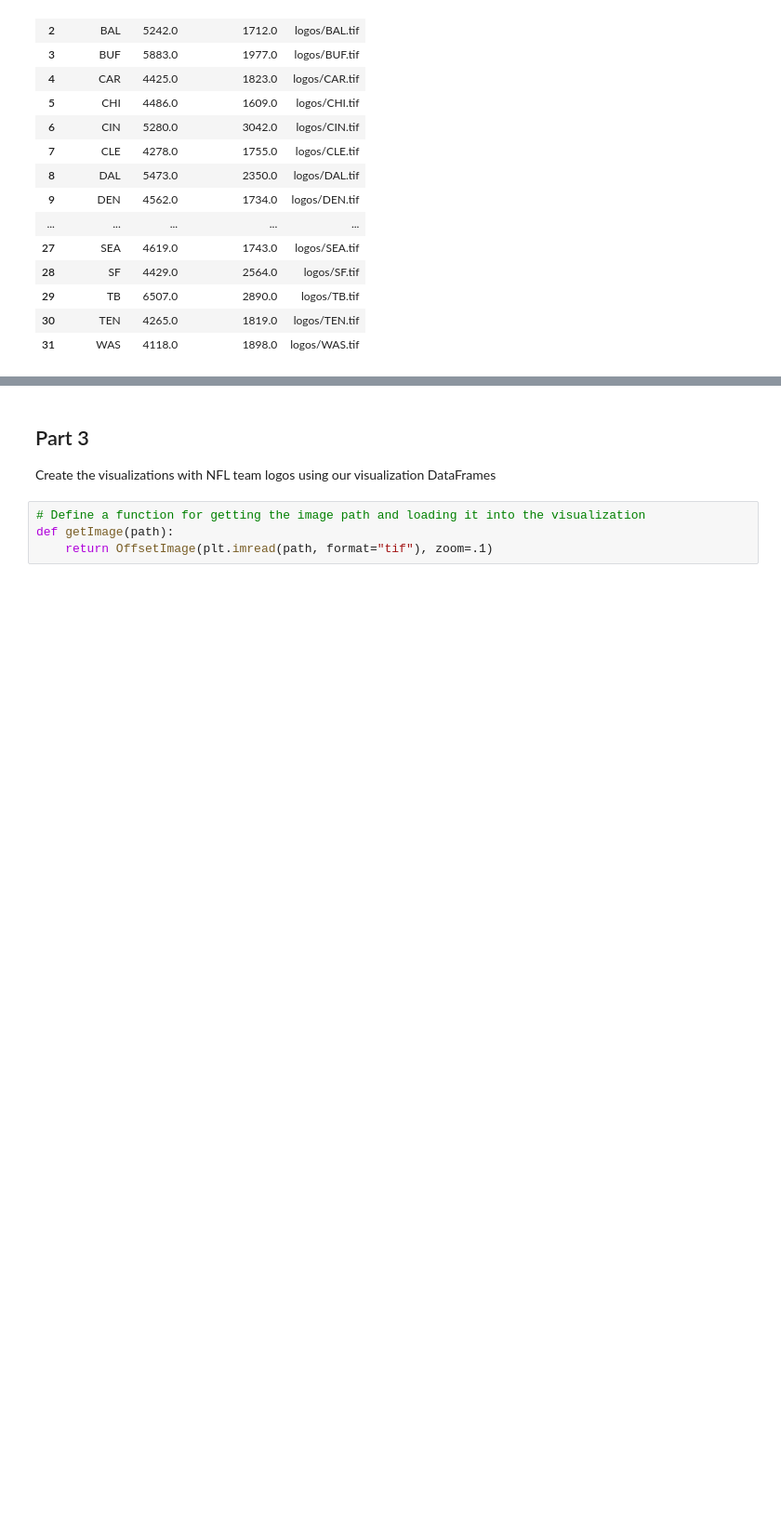
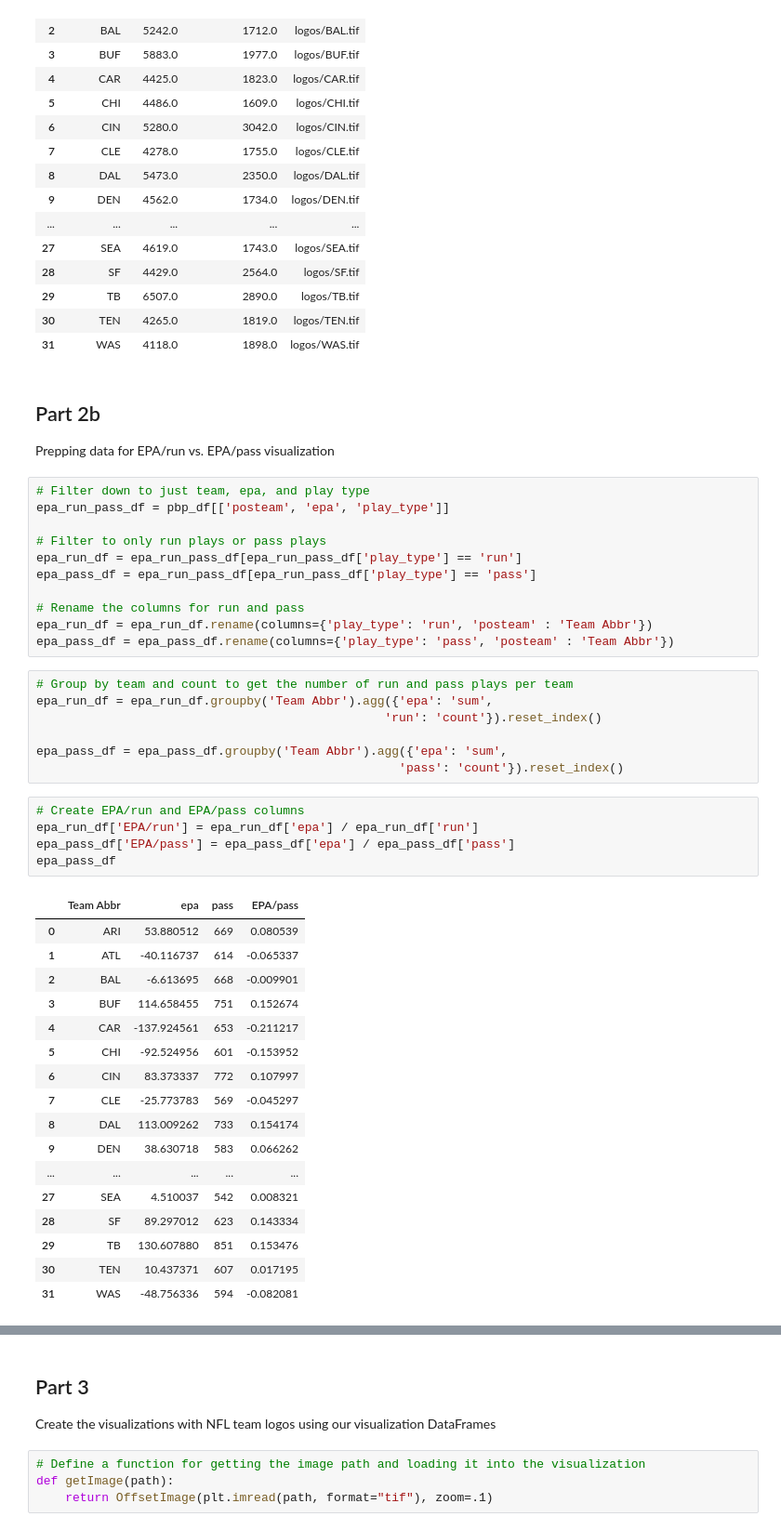
Before and after one commit to tbryan2/NFL-Python-Team-Logo-Viz, a Jupyter notebook: Team-Logo-Visualizations.ipynb, the cells around one changed output, grey strips where cells are left out. Shown: that part at 93% size. Saved outputs shown, nothing was run; the diff lists cells and outputs as text; blank space fills up the shorter version.

```diff
--- a/Team-Logo-Visualizations.ipynb
+++ b/Team-Logo-Visualizations.ipynb
@@ -141,3 +142,47 @@ vis_df1
 | 29 | TB | 6507.0 | 2890.0 | logos/TB.tif |
 | 30 | TEN | 4265.0 | 1819.0 | logos/TEN.tif |
 | 31 | WAS | 4118.0 | 1898.0 | logos/WAS.tif |
+# %% [markdown]
+## Part 2b
+Prepping data for EPA/run vs. EPA/pass visualization
+# %%
+# Filter down to just team, epa, and play type
+epa_run_pass_df = pbp_df[['posteam', 'epa', 'play_type']]
+
+# Filter to only run plays or pass plays
+epa_run_df = epa_run_pass_df[epa_run_pass_df['play_type'] == 'run']
+epa_pass_df = epa_run_pass_df[epa_run_pass_df['play_type'] == 'pass']
+
+# Rename the columns for run and pass
+epa_run_df = epa_run_df.rename(columns={'play_type': 'run', 'posteam' : 'Team Abbr'})
+epa_pass_df = epa_pass_df.rename(columns={'play_type': 'pass', 'posteam' : 'Team Abbr'})
+# %%
+# Group by team and count to get the number of run and pass plays per team
+epa_run_df = epa_run_df.groupby('Team Abbr').agg({'epa': 'sum',
+                                                'run': 'count'}).reset_index()
+
+epa_pass_df = epa_pass_df.groupby('Team Abbr').agg({'epa': 'sum',
+                                                  'pass': 'count'}).reset_index()
+# %%
+# Create EPA/run and EPA/pass columns
+epa_run_df['EPA/run'] = epa_run_df['epa'] / epa_run_df['run']
+epa_pass_df['EPA/pass'] = epa_pass_df['epa'] / epa_pass_df['pass']
+epa_pass_df
+# %% [output]
+|  | Team Abbr | epa | pass | EPA/pass |
+| 0 | ARI | 53.880512 | 669 | 0.080539 |
+| 1 | ATL | -40.116737 | 614 | -0.065337 |
+| 2 | BAL | -6.613695 | 668 | -0.009901 |
+| 3 | BUF | 114.658455 | 751 | 0.152674 |
+| 4 | CAR | -137.924561 | 653 | -0.211217 |
+| 5 | CHI | -92.524956 | 601 | -0.153952 |
+| 6 | CIN | 83.373337 | 772 | 0.107997 |
+| 7 | CLE | -25.773783 | 569 | -0.045297 |
+| 8 | DAL | 113.009262 | 733 | 0.154174 |
+| 9 | DEN | 38.630718 | 583 | 0.066262 |
+| ... | ... | ... | ... | ... |
+| 27 | SEA | 4.510037 | 542 | 0.008321 |
+| 28 | SF | 89.297012 | 623 | 0.143334 |
+| 29 | TB | 130.607880 | 851 | 0.153476 |
+| 30 | TEN | 10.437371 | 607 | 0.017195 |
+| 31 | WAS | -48.756336 | 594 | -0.082081 |
```
Also changed, not shown: parts of 6 cells of this notebook, 37 other files.
